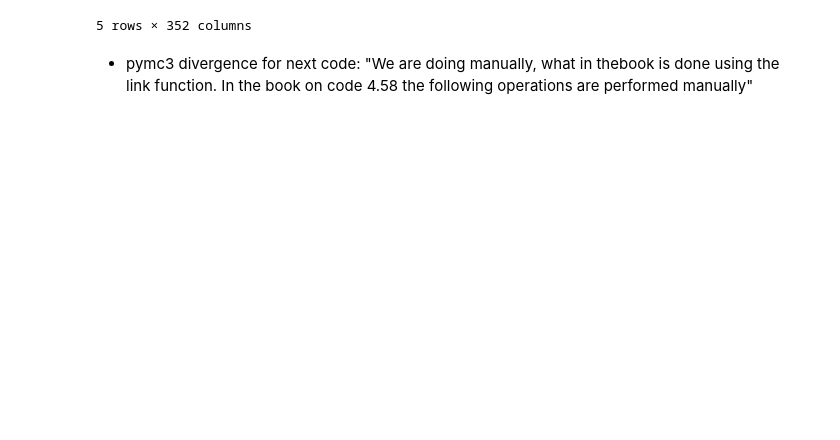
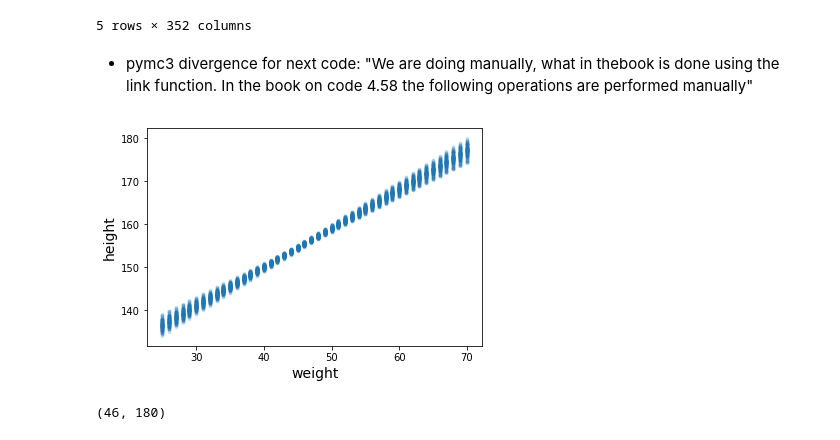
Before and after one commit to nwweber/statistical_rethinking, a Jupyter notebook: chapter_04_linear_models.ipynb, the cells around one changed output. Cells and saved outputs as stored; diff of their text form; code cells hidden in the pictures; blank space fills up the shorter version.

```diff
--- a/chapter_04_linear_models.ipynb
+++ b/chapter_04_linear_models.ipynb
@@ -712,3 +712,14 @@ chain_N_thinned = chain_N[::10]
 mu_pred = np.zeros((len(weigth_seq), len(chain_N_thinned)*chain_N.nchains))
 for i, w in enumerate(weigth_seq):
     mu_pred[i] = chain_N_thinned['alpha'] + chain_N_thinned['beta'] * w
+# %%
+# Code 4.55
+plt.plot(weigth_seq, mu_pred, 'C0.', alpha=0.1)
+plt.xlabel('weight', fontsize=14)
+plt.ylabel('height', fontsize=14);
+# %% [output]
+[figure, added]
+# %%
+mu_pred.shape
+# %% [output]
+(46, 180)
```
Also changed, not shown: parts of 13 cells of this notebook.
